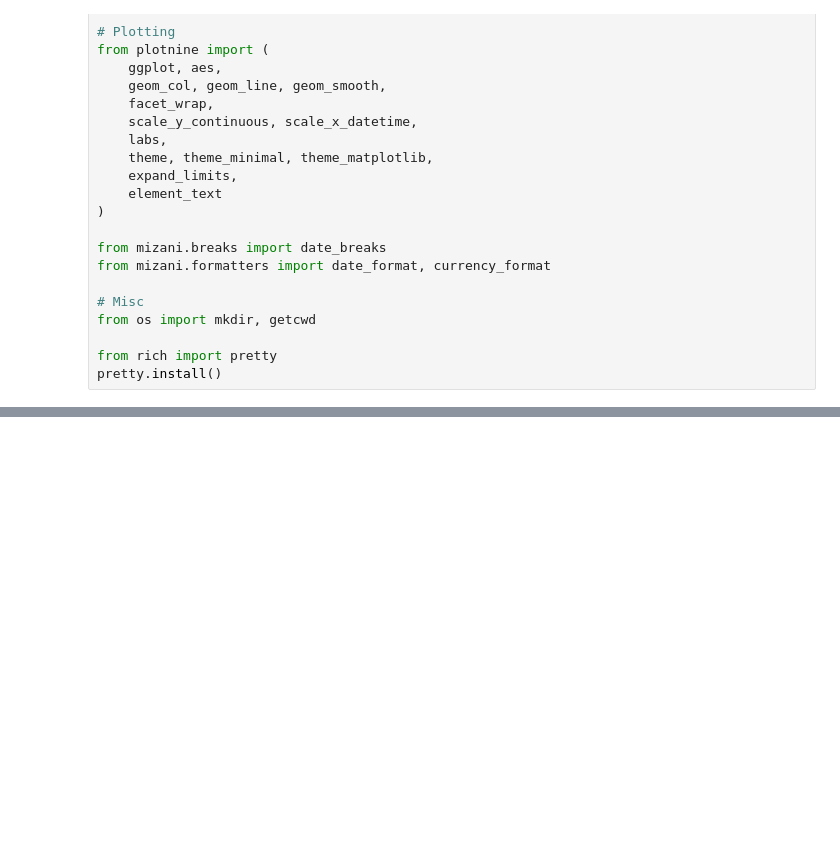
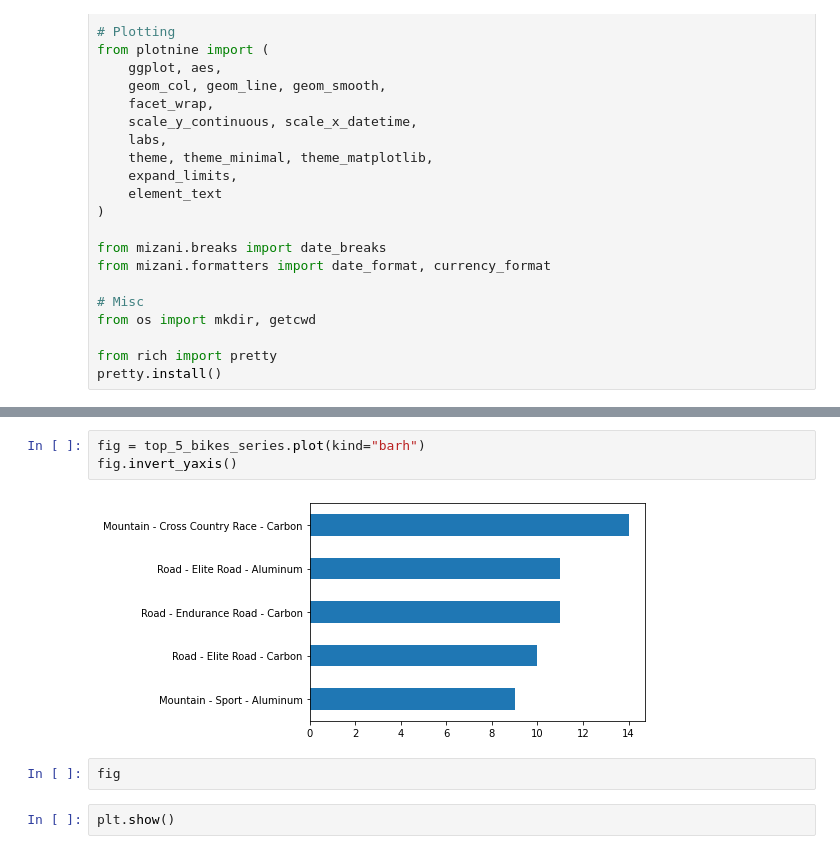
Before and after one commit to boodscode237/DS48_101, a Jupyter notebook: main.ipynb, the cells around one changed output, grey strips where cells are left out. Drawn from its saved outputs; the diff is of its cells as text; blank space fills up the shorter version.

```diff
--- a/main.ipynb
+++ b/main.ipynb
@@ -47,0 +180,9 @@ pd.read_excel("bikes.xlsx")
+# %%
+fig = top_5_bikes_series.plot(kind="barh")
+fig.invert_yaxis()
+# %% [output]
+[figure, added]
+# %%
+fig
+# %%
+plt.show()
```
Also changed, not shown: parts of 31 cells of this notebook, 5 other files.
